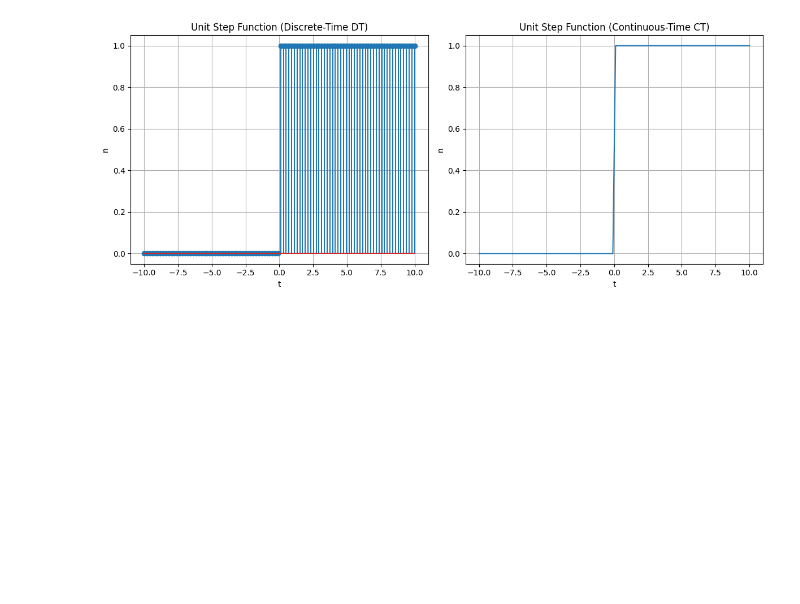
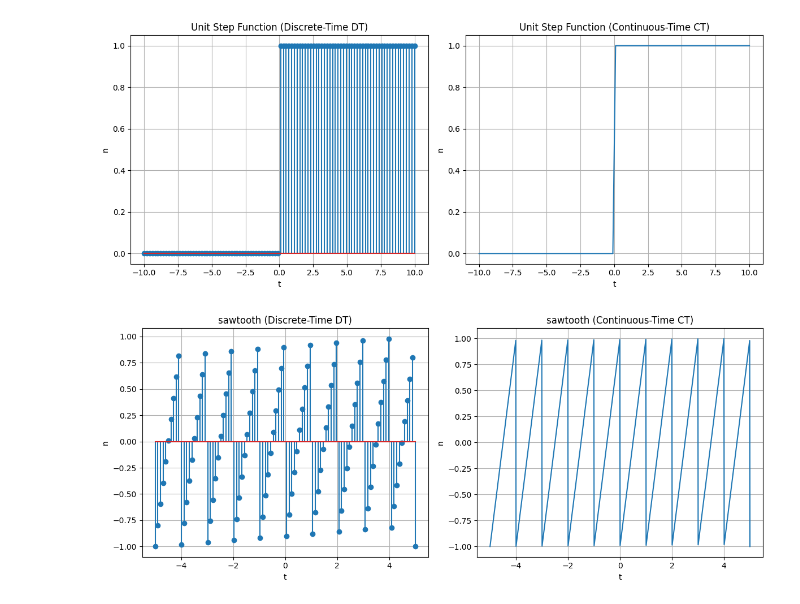
Before and after one commit to ananyachikkur-cs/signal-and-system-lab, a Jupyter notebook: content/05-scipy/scipy-basics.ipynb, the cells around one changed output. Cells and saved outputs as stored; diff of their text form; code cells hidden in the pictures; blank space fills up the shorter version.

```diff
--- a/content/05-scipy/scipy-basics.ipynb
+++ b/content/05-scipy/scipy-basics.ipynb
@@ -44,3 +44,34 @@ plt.tight_layout()
 plt.show()
 # %% [output]
 [figure]
+# %%
+import numpy as np
+import matplotlib.pyplot as plt
+from scipy import signal as s
+t = np.linspace(-5,5,1000)
+t1 = np.linspace(-5,5,100)
+n1 = s.sawtooth(2*np.pi*t1)
+n = s.sawtooth(2*np.pi*t)
+# Create a figure for side-by-side subplots
+plt.figure(figsize=(12, 5))
+
+# Discrete-Time (DT) sawtooth
+plt.subplot(1, 2, 1)
+plt.stem(t1, n1)
+plt.title('sawtooth (Discrete-Time DT)')
+plt.xlabel('t')
+plt.ylabel('n')
+plt.grid(True)
+
+# Continuous-Time (CT) sawtooth
+plt.subplot(1, 2, 2)
+plt.plot(t, n)
+plt.title('sawtooth (Continuous-Time CT)')
+plt.xlabel('t')
+plt.ylabel('n')
+plt.grid(True)
+
+plt.tight_layout()
+plt.show()
+# %% [output]
+[figure, added]
```
